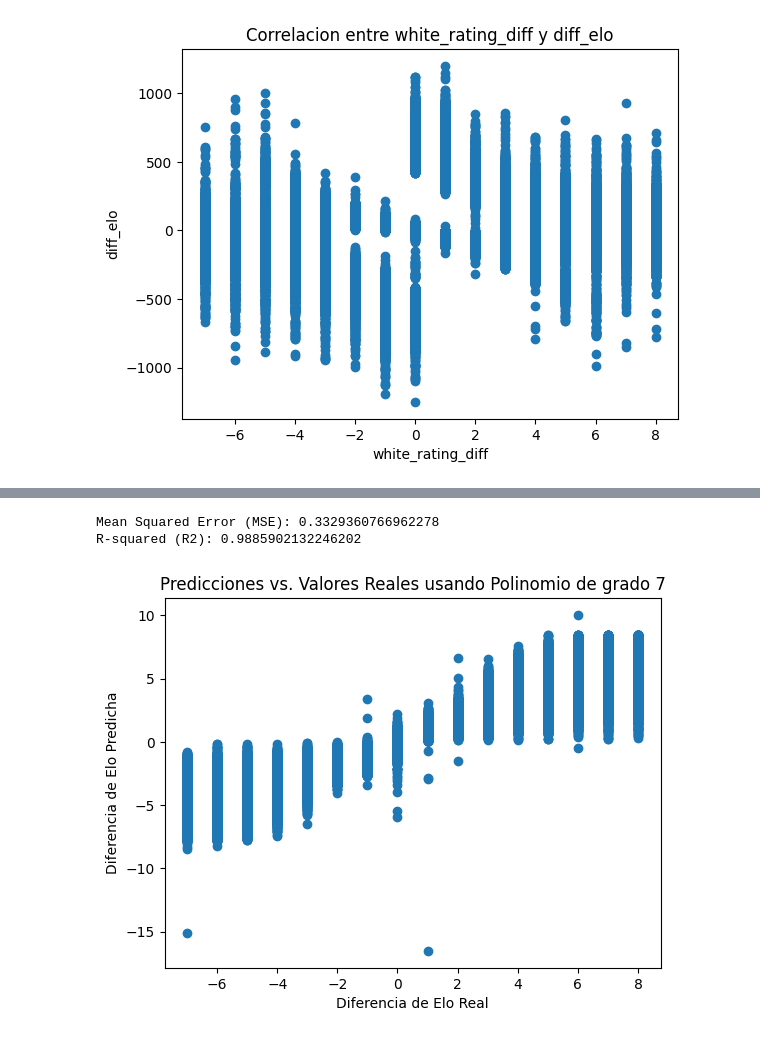
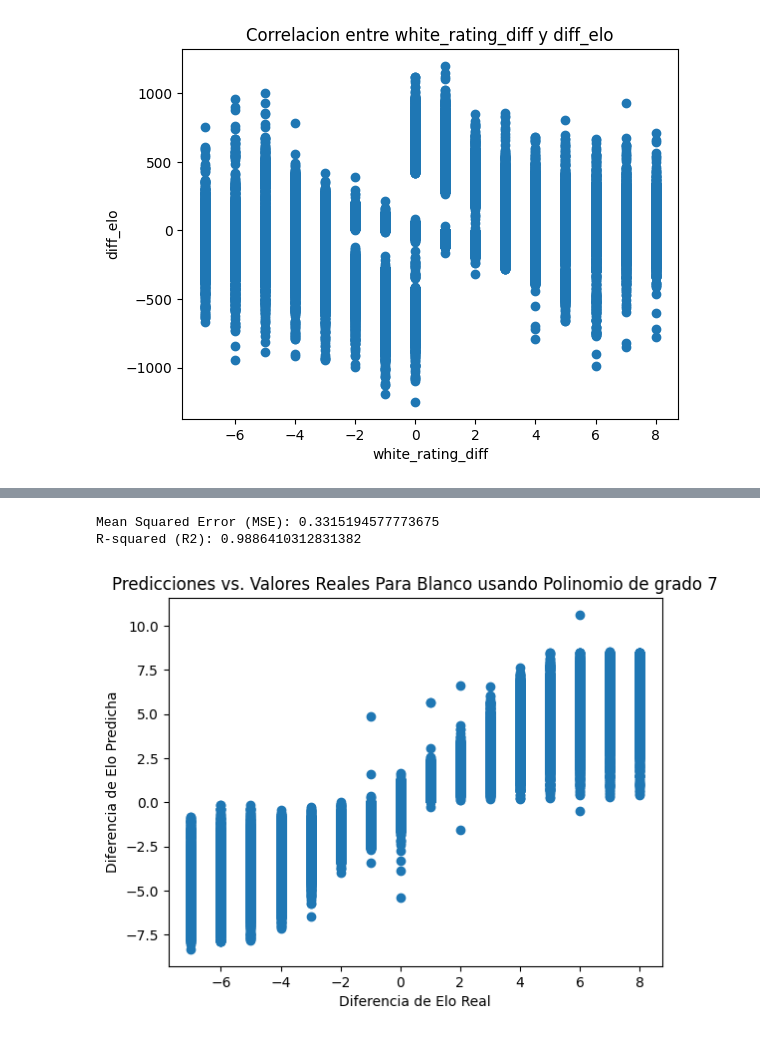
Before and after one commit to josecabralf/ChessCDD, a Jupyter notebook: analisis/correlacion_diff.ipynb, the cells around one changed output, grey strips where cells are left out. Cells and saved outputs as stored; diff of their text form; code cells hidden in the pictures.

Commit message:
Correlacion_diff: agregados gráficos para negro con tal de demostrar comportamiento equivalente a blanco

```diff
--- a/analisis/correlacion_diff.ipynb
+++ b/analisis/correlacion_diff.ipynb
@@ -1,7 +1,7 @@
 # %%
 import pandas as pd
 
-df = pd.read_csv('./Data/chess_numeric.csv')
+df = pd.read_csv('../../Data/chess_numeric.csv')
 # %%
 pd.options.display.float_format = '{:.2f}'.format
 df["white_rating_diff"].describe()
@@ -18,17 +38,16 @@ Name: white_rating_diff, dtype: float64
 # %%
 import matplotlib.pyplot as plt
-df = df.loc[(df["white_rating_diff"] > df["white_rating_diff"].quantile(0.05))
+df_w = df.loc[(df["white_rating_diff"] > df["white_rating_diff"].quantile(0.05))
             & (df["white_rating_diff"] < df["white_rating_diff"].quantile(0.95))]
-df["diff_elo"] = df["white_elo"] - df["black_elo"]
-x = df["white_rating_diff"]
+x = df_w["white_rating_diff"]
 
-plt.scatter(x, df['winner_loser_elo_diff'])
+plt.scatter(x, df_w['winner_loser_elo_diff'])
 plt.title("Correlacion entre white_rating_diff y winner_loser_elo_diff")
 plt.xlabel("white_rating_diff")
 plt.ylabel("winner_loser_elo_diff")
 plt.show()
 
-plt.scatter(x, df['diff_elo'])
+plt.scatter(x, df_w['diff_elo'])
 plt.title("Correlacion entre white_rating_diff y diff_elo")
 plt.xlabel("white_rating_diff")
 plt.ylabel("diff_elo")
@@ -52,29 +79,41 @@ X_test = sc.transform(X_test)
 # %%
+import pandas as pd
+from sklearn.model_selection import train_test_split
+from sklearn.preprocessing import StandardScaler
 from sklearn.preprocessing import PolynomialFeatures
 from sklearn.linear_model import LinearRegression
 import matplotlib.pyplot as plt
 from sklearn.metrics import mean_squared_error, r2_score
 from sklearn.pipeline import make_pipeline
+
+X = df_w.loc[:, ["white_elo", "black_elo", "result"]]
+y = df_w['white_rating_diff']
+
+X_train, X_test, y_train, y_test = train_test_split(X, y, test_size=0.4, random_state=42)
+
+sc = StandardScaler()
+X_train = sc.fit_transform(X_train)
+X_test = sc.transform(X_test)
 
 # Crear un modelo de regresión polinómica de grado 2
 degree = 7
 polyreg = make_pipeline(PolynomialFeatures(degree), LinearRegression())
 polyreg.fit(X_train, y_train)
 y_pred_poly = polyreg.predict(X_test)
 
 mse = mean_squared_error(y_test, y_pred_poly)
 r2 = r2_score(y_test, y_pred_poly)
 
 print(f'Mean Squared Error (MSE): {mse}')
 print(f'R-squared (R2): {r2}')
 
 # Gráfico de dispersión para visualizar las predicciones
 plt.scatter(y_test, y_pred_poly)
 plt.xlabel('Diferencia de Elo Real')
 plt.ylabel('Diferencia de Elo Predicha')
-plt.title('Predicciones vs. Valores Reales usando Polinomio de grado ' + str(degree))
+plt.title('Predicciones vs. Valores Reales Para Blanco usando Polinomio de grado ' + str(degree))
 plt.show()
 # %% [output]
-Mean Squared Error (MSE): 0.3329360766962278
-R-squared (R2): 0.9885902132246202
+Mean Squared Error (MSE): 0.3315194577773675
+R-squared (R2): 0.9886410312831382
-[figure, old version]
+[figure, new version]
```
Also changed, not shown: parts of 4 cells of this notebook.
